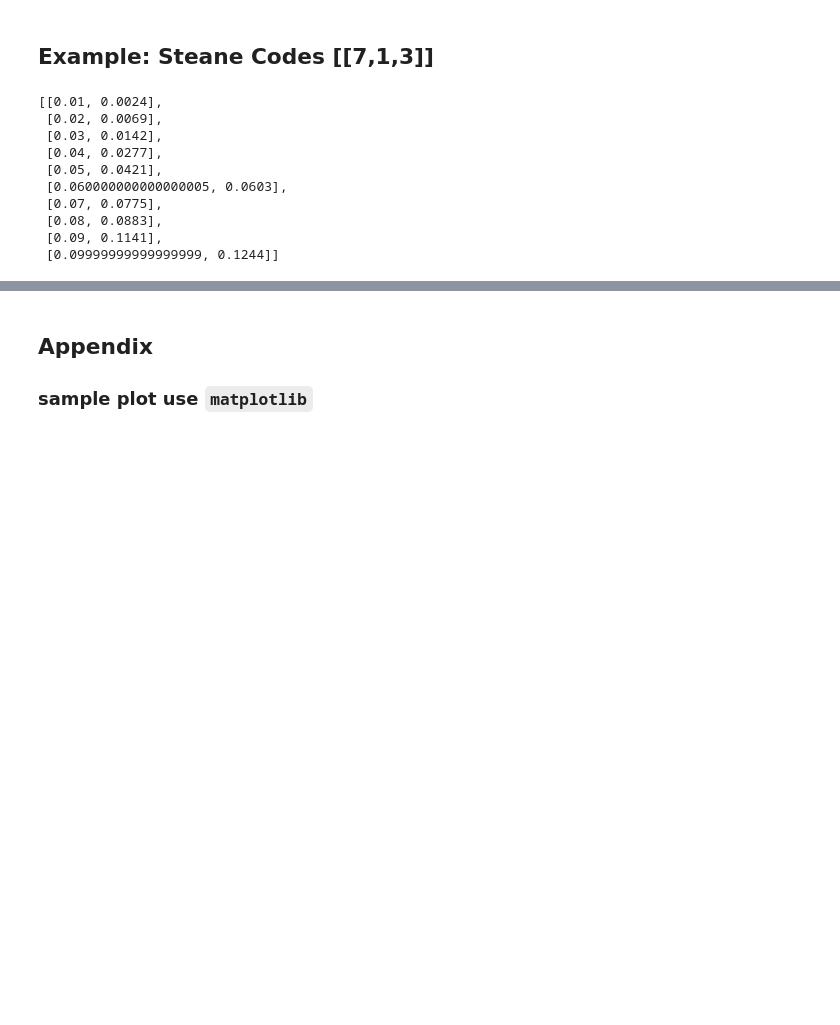
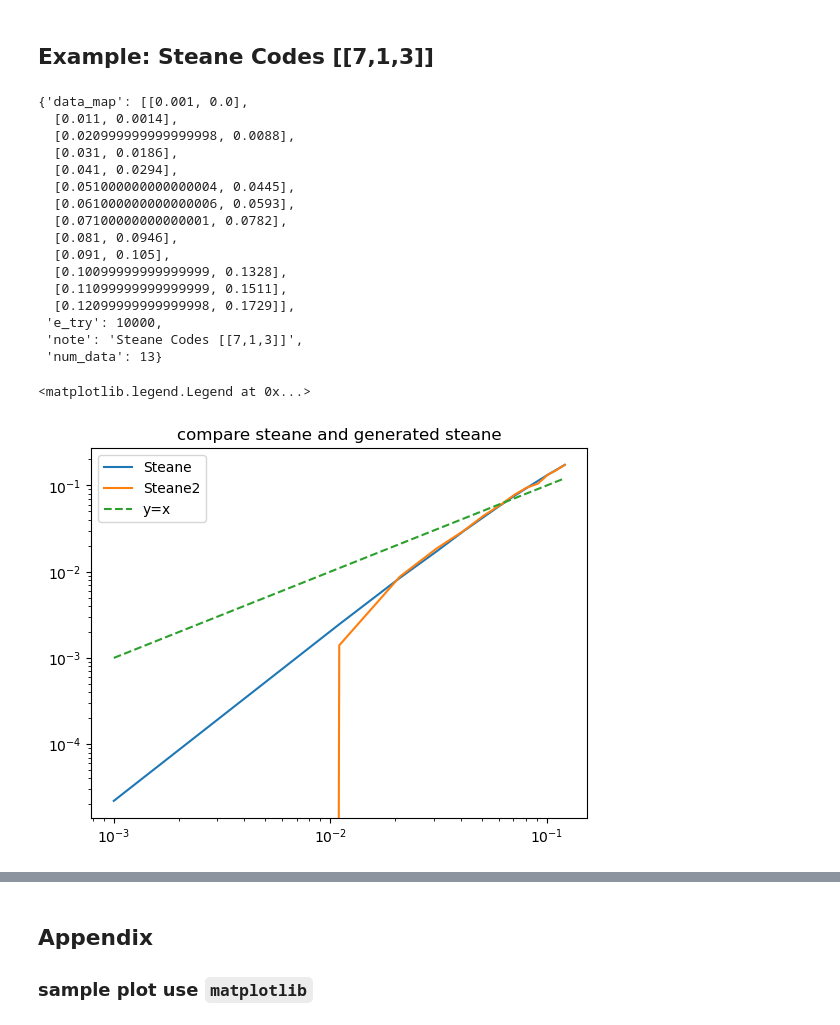
Before and after one commit to WeileiZeng/CSS-code-zoo, a Jupyter notebook: plot.ipynb, the cells around one changed output, grey strips where cells are left out. Drawn from its saved outputs; the diff is of its cells as text; code cells hidden in the pictures; blank space fills up the shorter version.

```diff
--- a/plot.ipynb
+++ b/plot.ipynb
@@ -8,19 +8,27 @@ import json
 # %% [markdown]
 ## Example: Steane Codes [[7,1,3]]
 # %%
-data = json.load(open('tmp.json'))
+#data = json.load(open('tmp.json'))
+data = json.load(open('steane2.json'))
 data['data_map']
+data
 # %% [output]
-[[0.01, 0.0024],
- [0.02, 0.0069],
- [0.03, 0.0142],
- [0.04, 0.0277],
- [0.05, 0.0421],
- [0.060000000000000005, 0.0603],
- [0.07, 0.0775],
- [0.08, 0.0883],
- [0.09, 0.1141],
- [0.09999999999999999, 0.1244]]
+{'data_map': [[0.001, 0.0],
+  [0.011, 0.0014],
+  [0.020999999999999998, 0.0088],
+  [0.031, 0.0186],
+  [0.041, 0.0294],
+  [0.051000000000000004, 0.0445],
+  [0.061000000000000006, 0.0593],
+  [0.07100000000000001, 0.0782],
+  [0.081, 0.0946],
+  [0.091, 0.105],
+  [0.10099999999999999, 0.1328],
+  [0.11099999999999999, 0.1511],
+  [0.12099999999999998, 0.1729]],
+ 'e_try': 10000,
+ 'note': 'Steane Codes [[7,1,3]]',
+ 'num_data': 13}
 # %%
 def data2plot(data_columns):
     p_qubit=[]
@@ -30,3 +38,22 @@ def data2plot(data_columns):
         p_block.append(pair[1])
     return p_qubit,p_block
 p_qubit,p_block = data2plot(data['data_map'])
+# %%
+plt.yscale('log'),plt.xscale('log')
+
+data = json.load(open('result/steane.json'))
+p_qubit,p_block = data2plot(data['data_map'])
+plt.plot(p_qubit,p_block,label='Steane')
+
+data = json.load(open('result/steane2.json'))
+p_qubit,p_block = data2plot(data['data_map'])
+plt.plot(p_qubit,p_block,label='Steane2')
+
+h = np.array(p_qubit)
+plt.plot(h, h, '--',label='y=x')
+
+plt.title('compare steane and generated steane')
+plt.legend()
+# %% [output]
+<matplotlib.legend.Legend at 0x...>
+[figure, added]
```
Also changed, not shown: parts of 7 cells of this notebook.
